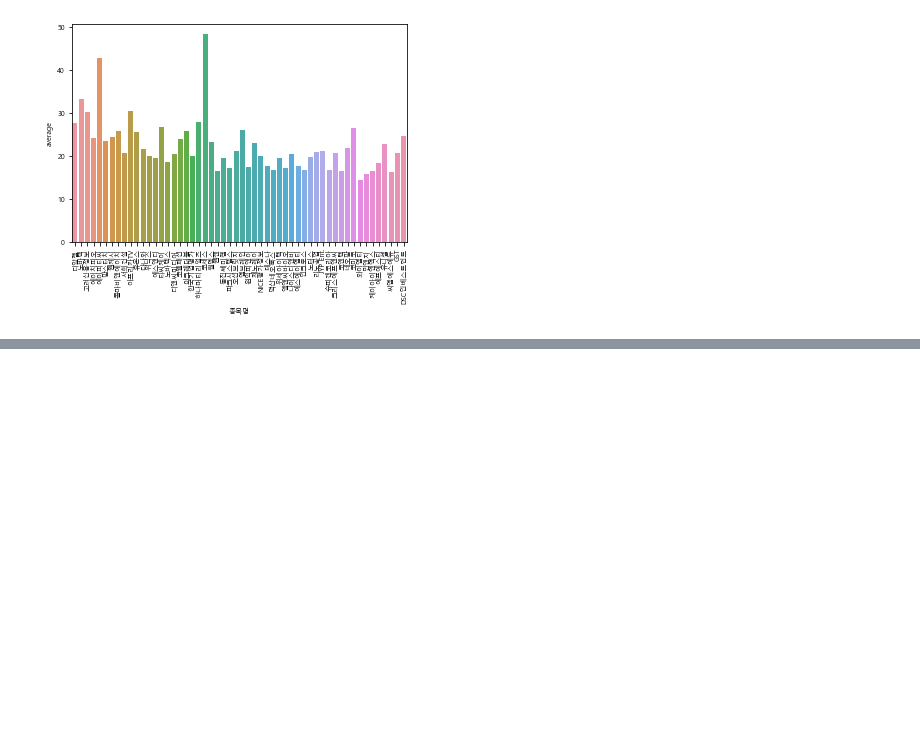
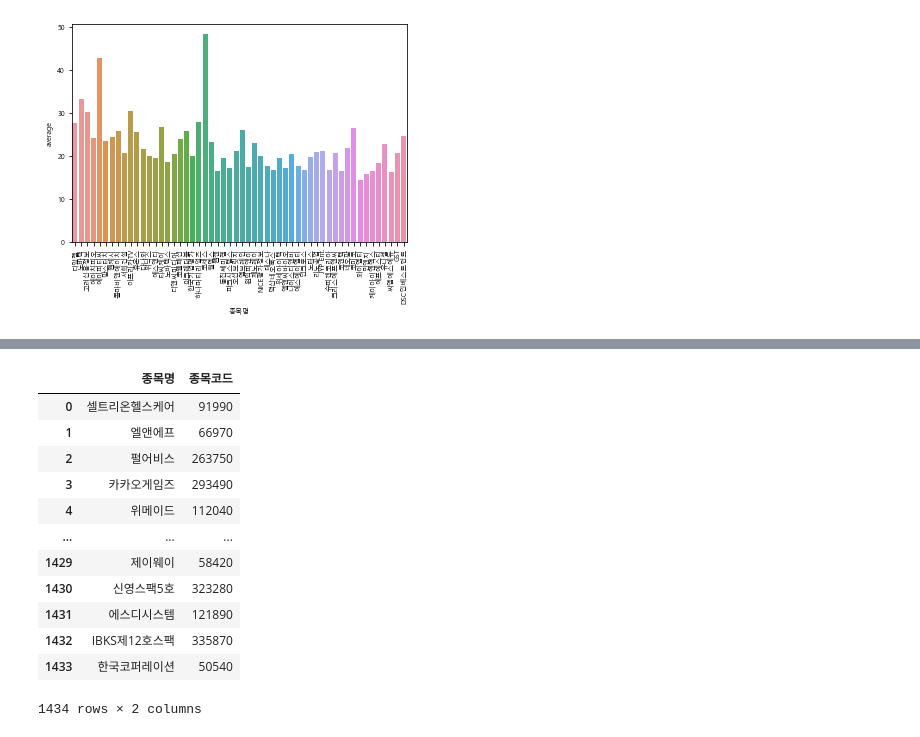
Before and after one commit to youngai1112/HK_Project, a Jupyter notebook: 3_데이터 가공/KOSDAQ_ROE.ipynb, the cells around one changed output, grey strips where cells are left out. Saved outputs shown, nothing was run; the diff lists cells and outputs as text; code cells hidden in the pictures; blank space fills up the shorter version.

```diff
--- a/3_데이터 가공/KOSDAQ_ROE.ipynb
+++ b/3_데이터 가공/KOSDAQ_ROE.ipynb
@@ -125,0 +136,17 @@ df_ROE_11_upper.to_excel("kosdaq_ROE_11_upper.xlsx")
+# %%
+df_code = df_code[["종목명", "종목코드"]]
+df_code
+# %% [output]
+|  | 종목명 | 종목코드 |
+| 0 | 셀트리온헬스케어 | 91990 |
+| 1 | 엘앤에프 | 66970 |
+| 2 | 펄어비스 | 263750 |
+| 3 | 카카오게임즈 | 293490 |
+| 4 | 위메이드 | 112040 |
+| ... | ... | ... |
+| 1429 | 제이웨이 | 58420 |
+| 1430 | 신영스팩5호 | 323280 |
+| 1431 | 에스디시스템 | 121890 |
+| 1432 | IBKS제12호스팩 | 335870 |
+| 1433 | 한국코퍼레이션 | 50540 |
+1434 rows × 2 columns
```
Also changed, not shown: parts of 10 cells of this notebook, 1 other file.
